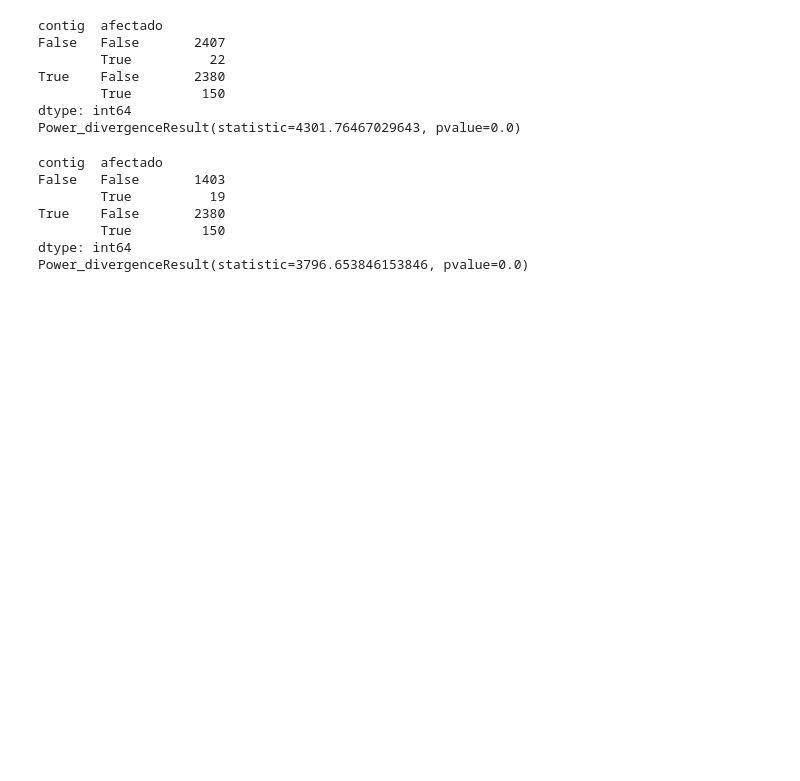
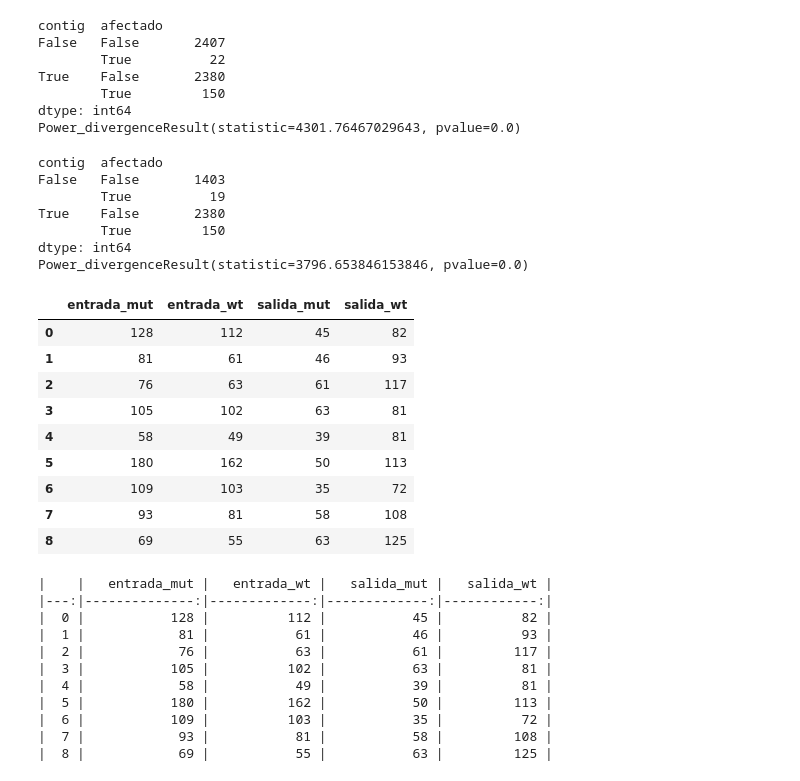
Before and after one commit to EzequielMogro/trabajo_final_mogro, a Jupyter notebook: trabajo_final_mogro.ipynb, the cells around one changed output. Drawn from its saved outputs; the diff is of its cells as text; code cells hidden in the pictures; blank space fills up the shorter version.

```diff
--- a/trabajo_final_mogro.ipynb
+++ b/trabajo_final_mogro.ipynb
@@ -90,3 +95,34 @@ True    False       2380
         True         150
 dtype: int64
 Power_divergenceResult(statistic=3796.653846153846, pvalue=0.0)
+# %%
+#2. Análisis estadístico de datos continuos
+
+# Se importa la tabla con los datos de competencia al coinocular un mutante con la cepa salvaje
+# Cada columna hace referencia a los recuentos de colonias en el inóculo inicial ('entrada_') y final ('salida_') para la cepa mutante ('mut') y  salvaje('wt')
+path='./tablas/competencia_individual.csv'
+df = pd.read_csv(path)
+display(df)
+print(df.to_markdown())
+# %% [output]
+|  | entrada_mut | entrada_wt | salida_mut | salida_wt |
+| 0 | 128 | 112 | 45 | 82 |
+| 1 | 81 | 61 | 46 | 93 |
+| 2 | 76 | 63 | 61 | 117 |
+| 3 | 105 | 102 | 63 | 81 |
+| 4 | 58 | 49 | 39 | 81 |
+| 5 | 180 | 162 | 50 | 113 |
+| 6 | 109 | 103 | 35 | 72 |
+| 7 | 93 | 81 | 58 | 108 |
+| 8 | 69 | 55 | 63 | 125 |
+|    |   entrada_mut |   entrada_wt |   salida_mut |   salida_wt |
+|---:|--------------:|-------------:|-------------:|------------:|
+|  0 |           128 |          112 |           45 |          82 |
+|  1 |            81 |           61 |           46 |          93 |
+|  2 |            76 |           63 |           61 |         117 |
+|  3 |           105 |          102 |           63 |          81 |
+|  4 |            58 |           49 |           39 |          81 |
+|  5 |           180 |          162 |           50 |         113 |
+|  6 |           109 |          103 |           35 |          72 |
+|  7 |            93 |           81 |           58 |         108 |
+|  8 |            69 |           55 |           63 |         125 |
```
Also changed, not shown: parts of 11 cells of this notebook, 4 other files.
